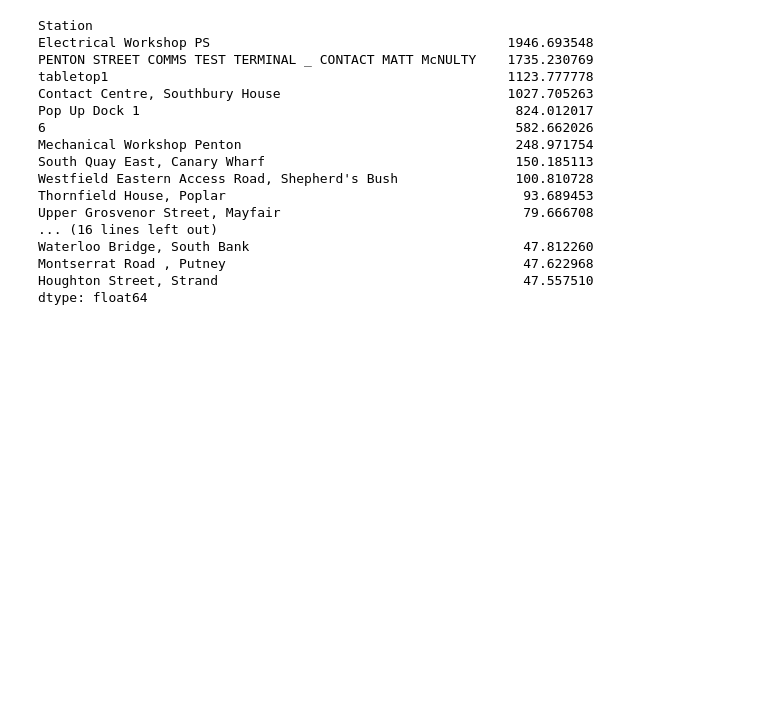
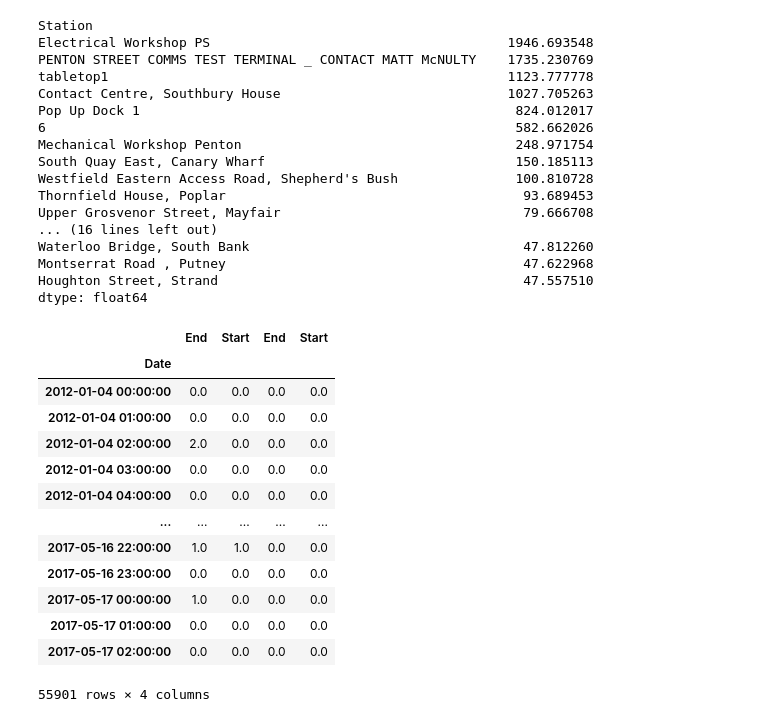
Before and after one commit to mhauru/boris-bike-forecast, a Jupyter notebook: analysis.ipynb, the cells around one changed output. Cells and saved outputs as stored; diff of their text form; code cells hidden in the pictures; blank space fills up the shorter version.

```diff
--- a/analysis.ipynb
+++ b/analysis.ipynb
@@ -244,6 +246,24 @@ improper_stations = [
     "Mechanical Workshop Penton",
 ]
 events_by_station = events_by_station.drop(improper_stations, axis=1, level=0)
+# %%
+# TODO What is up with this?
+events_by_station["Exhibition Road Museums, Knightsbridge"]
+# %% [output]
+|  | End | Start | End | Start |
+| Date |  |  |  |  |
+| 2012-01-04 00:00:00 | 0.0 | 0.0 | 0.0 | 0.0 |
+| 2012-01-04 01:00:00 | 0.0 | 0.0 | 0.0 | 0.0 |
+| 2012-01-04 02:00:00 | 2.0 | 0.0 | 0.0 | 0.0 |
+| 2012-01-04 03:00:00 | 0.0 | 0.0 | 0.0 | 0.0 |
+| 2012-01-04 04:00:00 | 0.0 | 0.0 | 0.0 | 0.0 |
+| ... | ... | ... | ... | ... |
+| 2017-05-16 22:00:00 | 1.0 | 1.0 | 0.0 | 0.0 |
+| 2017-05-16 23:00:00 | 0.0 | 0.0 | 0.0 | 0.0 |
+| 2017-05-17 00:00:00 | 1.0 | 0.0 | 0.0 | 0.0 |
+| 2017-05-17 01:00:00 | 0.0 | 0.0 | 0.0 | 0.0 |
+| 2017-05-17 02:00:00 | 0.0 | 0.0 | 0.0 | 0.0 |
+55901 rows × 4 columns
 # %%
 stations = events_by_station.columns.get_level_values(0).unique()
 # %%
```
Also changed, not shown: parts of 25 cells of this notebook.
